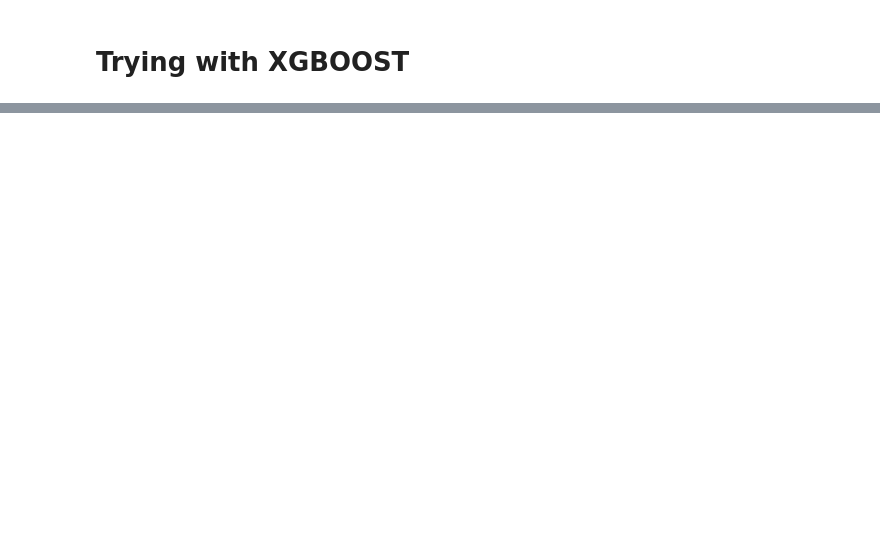
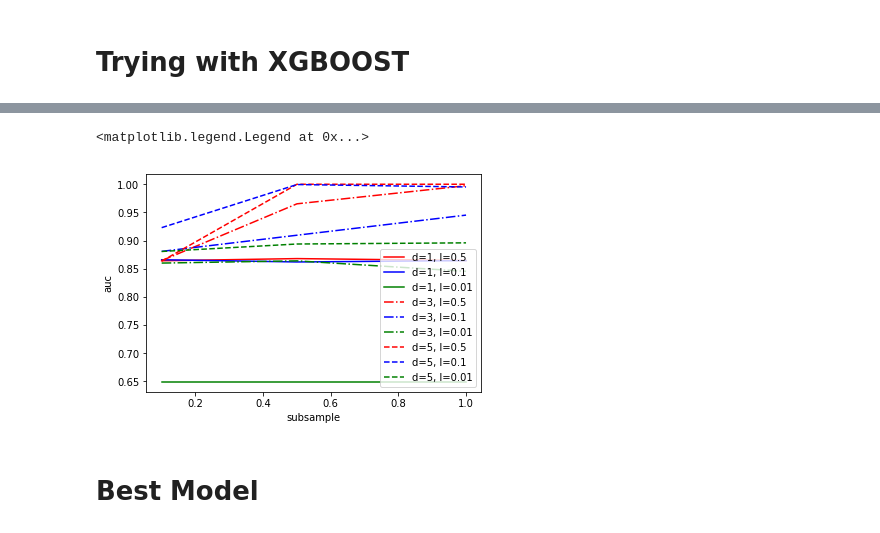
Before and after one commit to Carlos1916/Give-Me-Some-Credit-Kaggle-, a Jupyter notebook: Give Me Some Credit (Random Forest and XGBoost).ipynb, the cells around one changed output, grey strips where cells are left out. Saved outputs shown, nothing was run; the diff lists cells and outputs as text; code cells hidden in the pictures; blank space fills up the shorter version.

```diff
--- a/Give Me Some Credit (Random Forest and XGBoost).ipynb
+++ b/Give Me Some Credit (Random Forest and XGBoost).ipynb
@@ -126,8 +126,8 @@ df.MonthlyIncome = monNew
 # %%
 from sklearn.model_selection import train_test_split
 # %%
-X = df[variables_entrenamiento]
-y = df[variable_objetivo]
+X = df[training_variable]
+y = df[objective_variable]
 # %%
 X_train, X_test, y_train, y_test = train_test_split(X,y,test_size=0.30)
 X_test, X_val, y_test, y_val = train_test_split(X_train, y_train, test_size =0.5)
@@ -325,14 +318,14 @@ learning_rate= [0.5, 0.1, 0.01]
 subsample = [0.1, 0.5, 1]
 ind = 0
 for d in max_depth:
-#    print(t)
+
     roc_auc_scoreDict1[d] = {}
     for l in learning_rate:
         roc_auc_scoreDict1[d][l] = {}
         for s in subsample:
             print("%d, %f, %f " % (d, l, s))
-            clf2 = XGBClassifier(max_depth= d, learning_rate=l, subsample=s,early_stopping_rounds=100,n_jobs=-1)
-            clf2.fit(X_train,y_train)
+            clf2 = XGBClassifier(max_depth= d, learning_rate=l,n_estimators=5000, subsample=s, n_jobs=-1)
+            clf2.fit(X_train, y_train, verbose=100, early_stopping_rounds=100, eval_set=[(X_train,y_train),(X_val,y_val)])
             y_pred = clf2.predict_proba(X_val[:])[:, 1]
 
             roc_auc_scoreDict1[d][l][s] = roc_auc_score(y_val, y_pred)
@@ -380,0 +568,22 @@ reform
+# %%
+tipos = ['-', '-.', '--']
+colors = ['r', 'b', 'g']
+i = 0
+j = 0
+for d in max_depth:
+    tipo = tipos[i]
+    for l in learning_rate:
+        aucs = [reform[(d, l ,s)] for s in subsample]
+        plt.plot(subsample, aucs, linestyle=tipo, color = colors[j], label='d=%s, l=%s' % (d, l))
+        j += 1
+    i += 1
+    j = 0
+
+plt.xlabel('subsample')
+plt.ylabel('auc')
+plt.legend()
+# %% [output]
+<matplotlib.legend.Legend at 0x...>
+[figure, added]
+# %% [markdown]
+# Best Model
```
Also changed, not shown: parts of 15 cells of this notebook.
